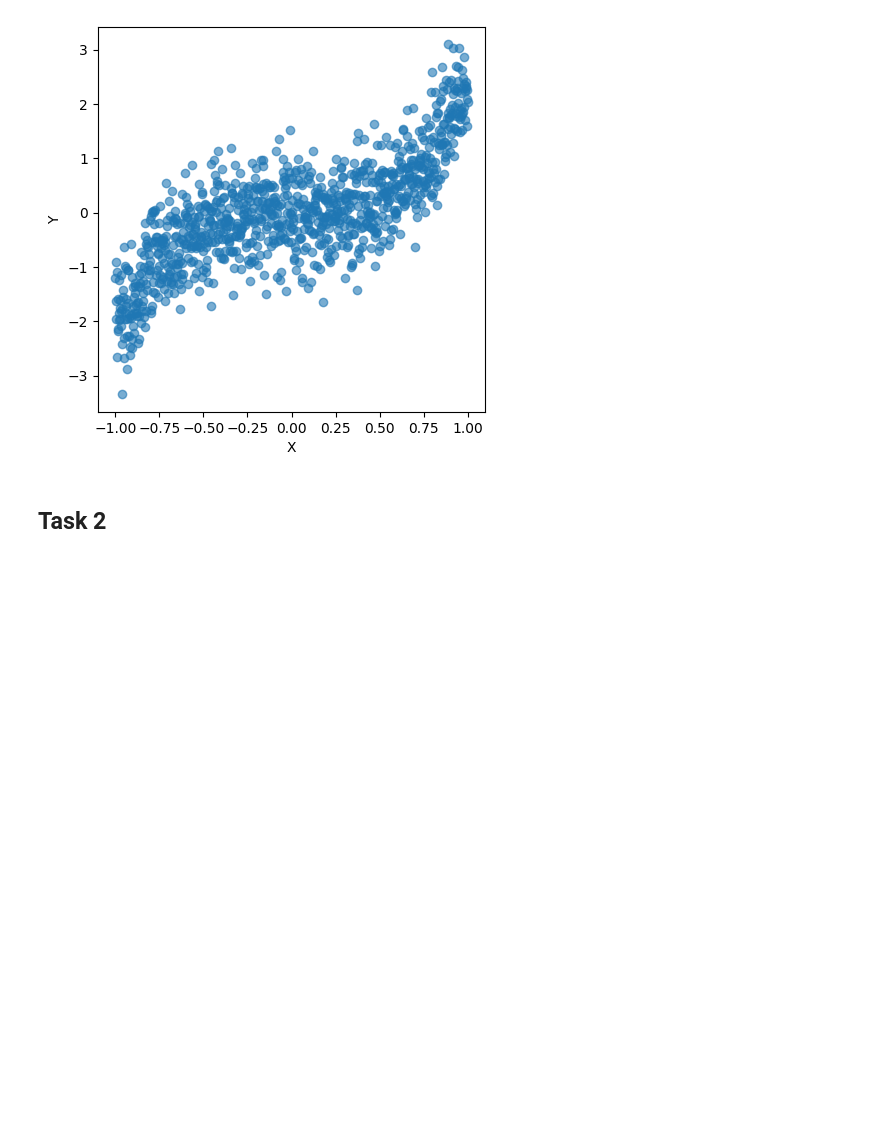
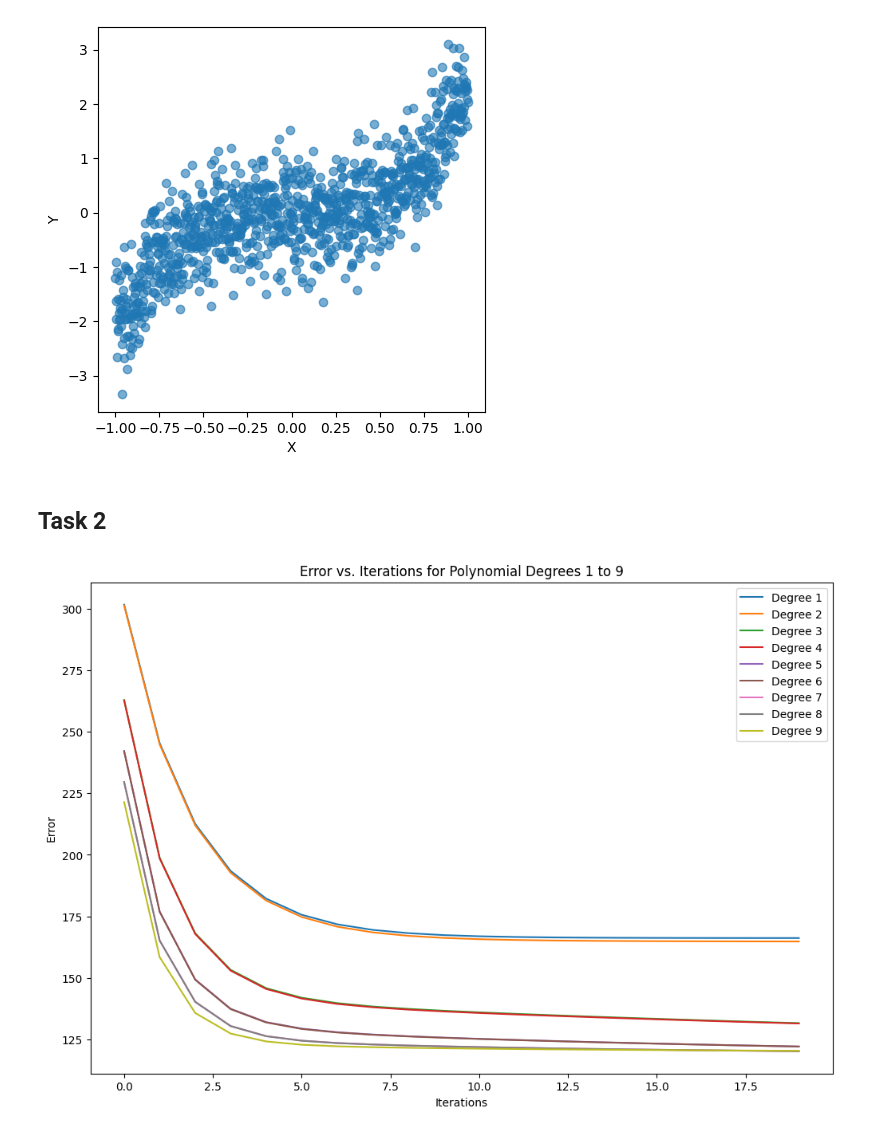
Before and after one commit to RastogiAdit/FODS-Assignment_1, a Jupyter notebook: Assignment-1.ipynb, the cells around one changed output. Saved outputs shown, nothing was run; the diff lists cells and outputs as text; code cells hidden in the pictures; blank space fills up the shorter version.

Commit message:
visualization

```diff
--- a/Assignment-1.ipynb
+++ b/Assignment-1.ipynb
@@ -118,38 +118,36 @@ def gradient_descent(df_train, w, deg, start, end, gradient):
 # %%
 all_errors = {}
 
-# Loop over degrees
 for deg in range(1, 10):
     w = np.zeros(deg + 1)
     batch_size = 8
     errors = []
 
-    # Gradient Descent for each iteration
-    for itr in range(500):
+    for itr in range(20):
         for batch in range(batch_size):
-            # Update weights using gradient descent
+
             w = gradient_descent(
                 train_set,
                 w,
                 deg,
                 batch * 100,
                 (batch + 1) * 100 - 1,
                 gradient
             )
-        # Calculate error and append to errors list
+
         error = compute_error(train_set, w, deg)
         errors.append(error)
 
-    # Store errors for the current degree
     all_errors[deg] = errors
 
-# Plotting
 plt.figure(figsize=(12, 8))
 for deg, errors in all_errors.items():
     plt.plot(errors, label=f"Degree {deg}")
 
 plt.xlabel("Iterations")
 plt.ylabel("Error")
 plt.title("Error vs. Iterations for Polynomial Degrees 1 to 9")
 plt.legend()
 plt.show()
+# %% [output]
+[figure, added]
```
